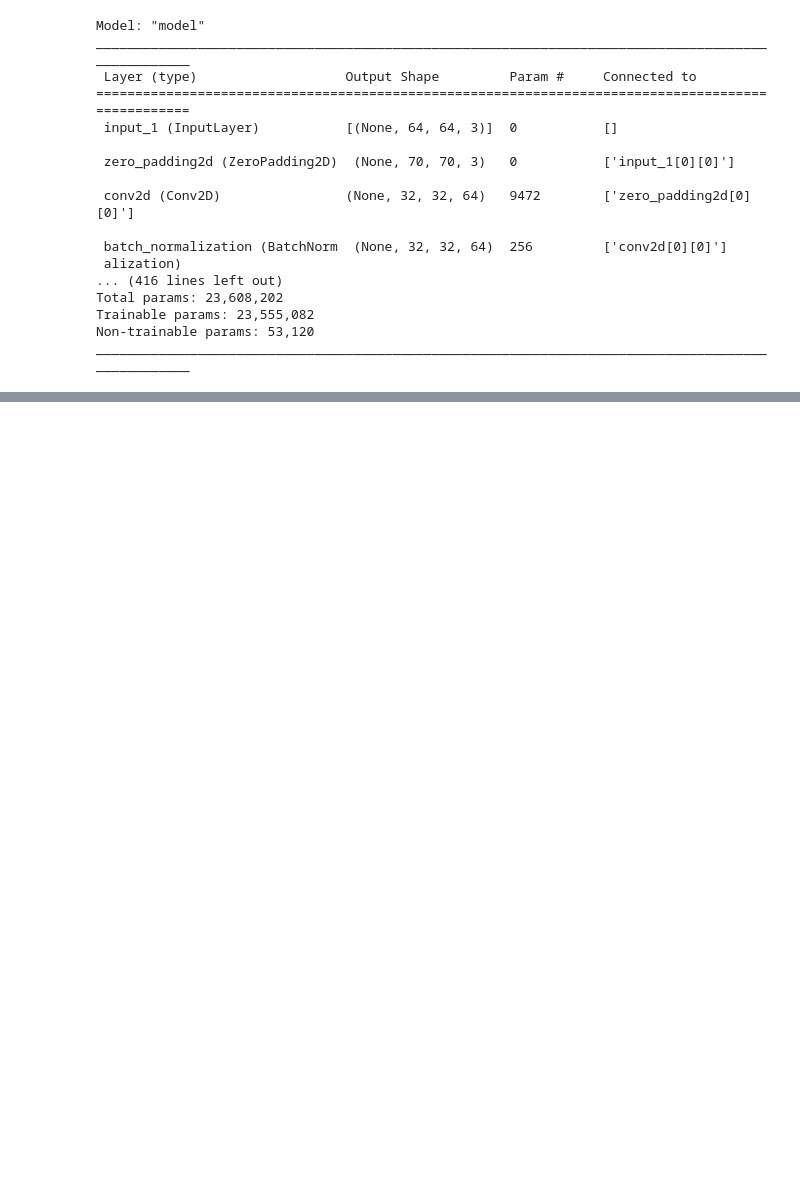
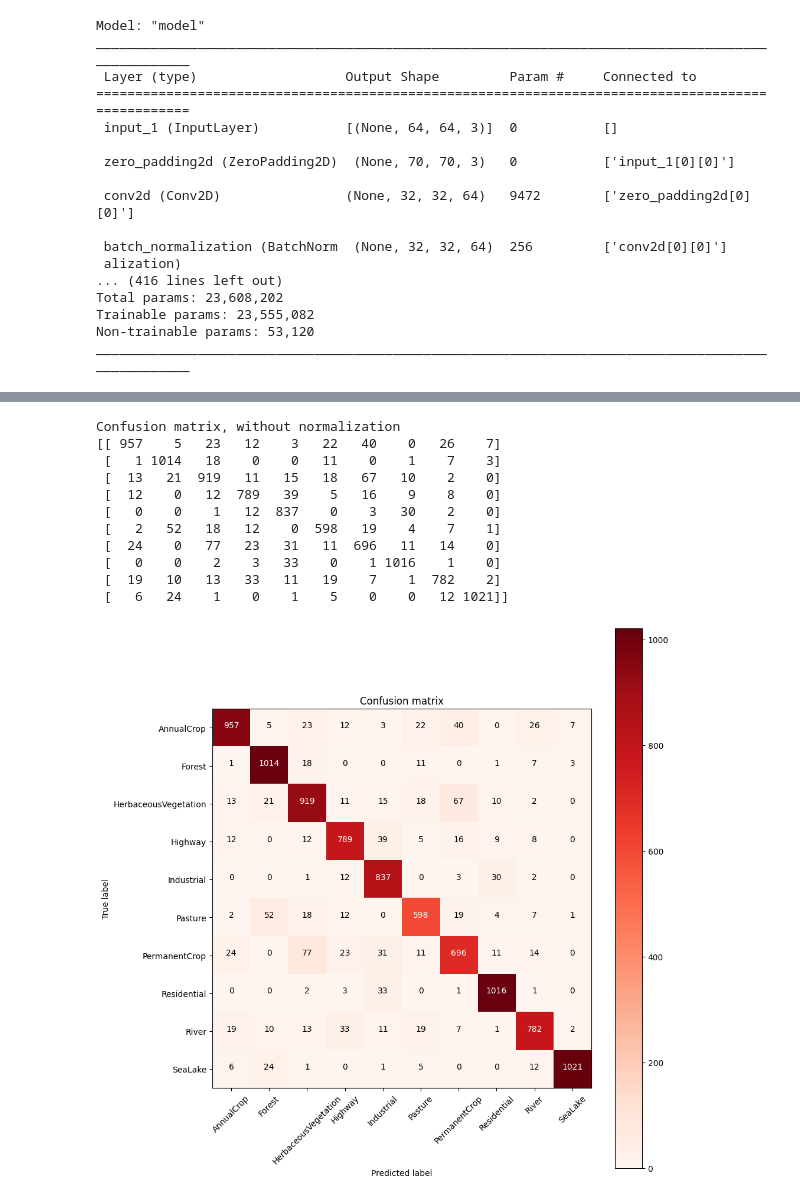
Before and after one commit to dookda/cmu_deep_learning, a Jupyter notebook: geodeep/classify.ipynb, the cells around one changed output, grey strips where cells are left out. Saved outputs shown, nothing was run; the diff lists cells and outputs as text; code cells hidden in the pictures; blank space fills up the shorter version.

Commit message:
update model

```diff
--- a/geodeep/classify.ipynb
+++ b/geodeep/classify.ipynb
@@ -270,0 +285,3 @@ model.save(r'model/model_100_epoch.h5')
+# %%
+from tensorflow.keras.models import load_model
+model = load_model(r"./model/model_100_epoch.h5")
@@ -270,0 +343,5 @@ model.save(r'model/model_100_epoch.h5')
+# %%
+# from sklearn.metrics import confusion_matrix, plot_confusion_matrix
+from sklearn.metrics import confusion_matrix, ConfusionMatrixDisplay
+cm = confusion_matrix(correct_labels, predicted_labels)
+cm
@@ -270,0 +359,50 @@ model.save(r'model/model_100_epoch.h5')
+# %%
+def ConfusionMatrixDisplay(cm, classes,
+                        normalize=False,
+                        title='Confusion matrix',
+                        figsize=(10, 10),
+                        cmap=plt.cm.Blues):
+    """
+    This function prints and plots the confusion matrix.
+    Normalization can be applied by setting `normalize=True`.
+    """
+    plt.figure(figsize=figsize)
+    plt.imshow(cm, interpolation='nearest', cmap=cmap)
+    plt.title(title)
+    plt.colorbar()
+    tick_marks = np.arange(len(classes))
+    plt.xticks(tick_marks, classes, rotation=45)
+    plt.yticks(tick_marks, classes)
+
+    if normalize:
+        cm = cm.astype('float') / cm.sum(axis=1)[:, np.newaxis]
+        print("Normalized confusion matrix")
+    else:
+        print('Confusion matrix, without normalization')
+
+    print(cm)
+
+    thresh = cm.max() / 2.
+    for i, j in itertools.product(range(cm.shape[0]), range(cm.shape[1])):
+        plt.text(j, i, cm[i, j],
+            horizontalalignment="center",
+            color="white" if cm[i, j] > thresh else "black")
+
+    plt.tight_layout()
+    plt.ylabel('True label')
+    plt.xlabel('Predicted label')
+# %%
+ConfusionMatrixDisplay(cm, train_dataset.class_indices, cmap='Reds')
+# %% [output]
+Confusion matrix, without normalization
+[[ 957    5   23   12    3   22   40    0   26    7]
+ [   1 1014   18    0    0   11    0    1    7    3]
+ [  13   21  919   11   15   18   67   10    2    0]
+ [  12    0   12  789   39    5   16    9    8    0]
+ [   0    0    1   12  837    0    3   30    2    0]
+ [   2   52   18   12    0  598   19    4    7    1]
+ [  24    0   77   23   31   11  696   11   14    0]
+ [   0    0    2    3   33    0    1 1016    1    0]
+ [  19   10   13   33   11   19    7    1  782    2]
+ [   6   24    1    0    1    5    0    0   12 1021]]
+[figure, added]
```
Also changed, not shown: parts of 6 cells of this notebook.
